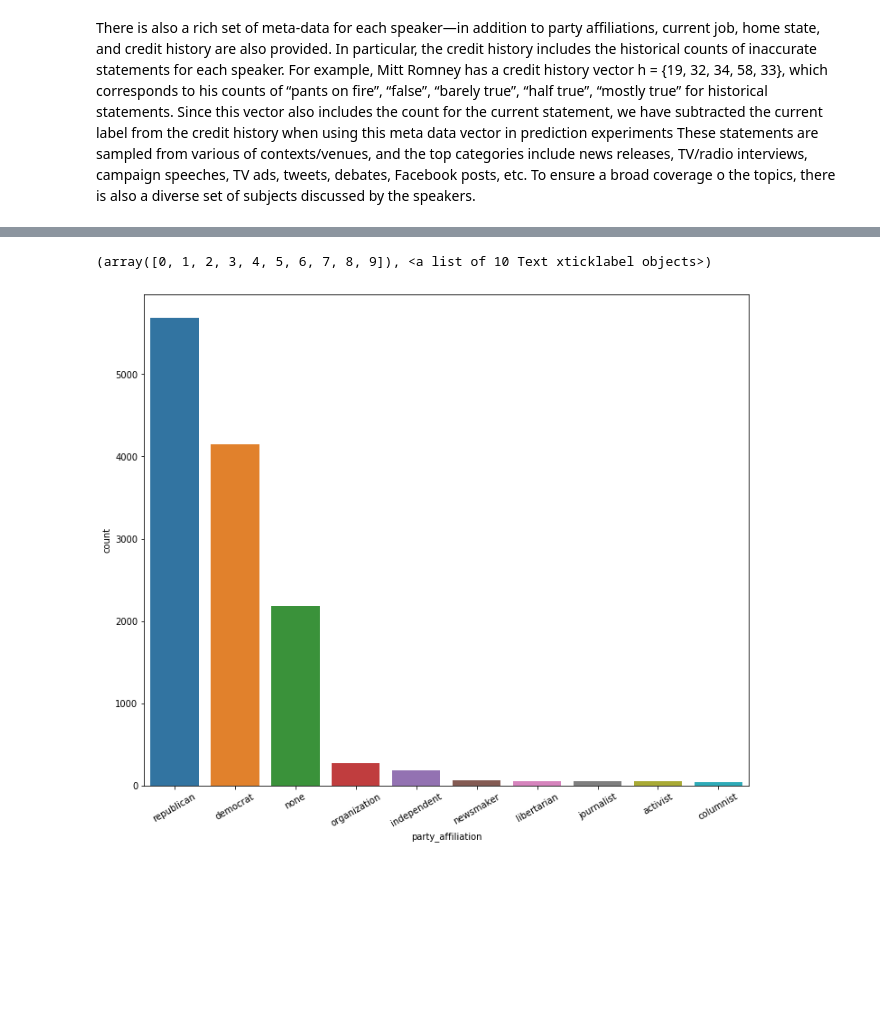
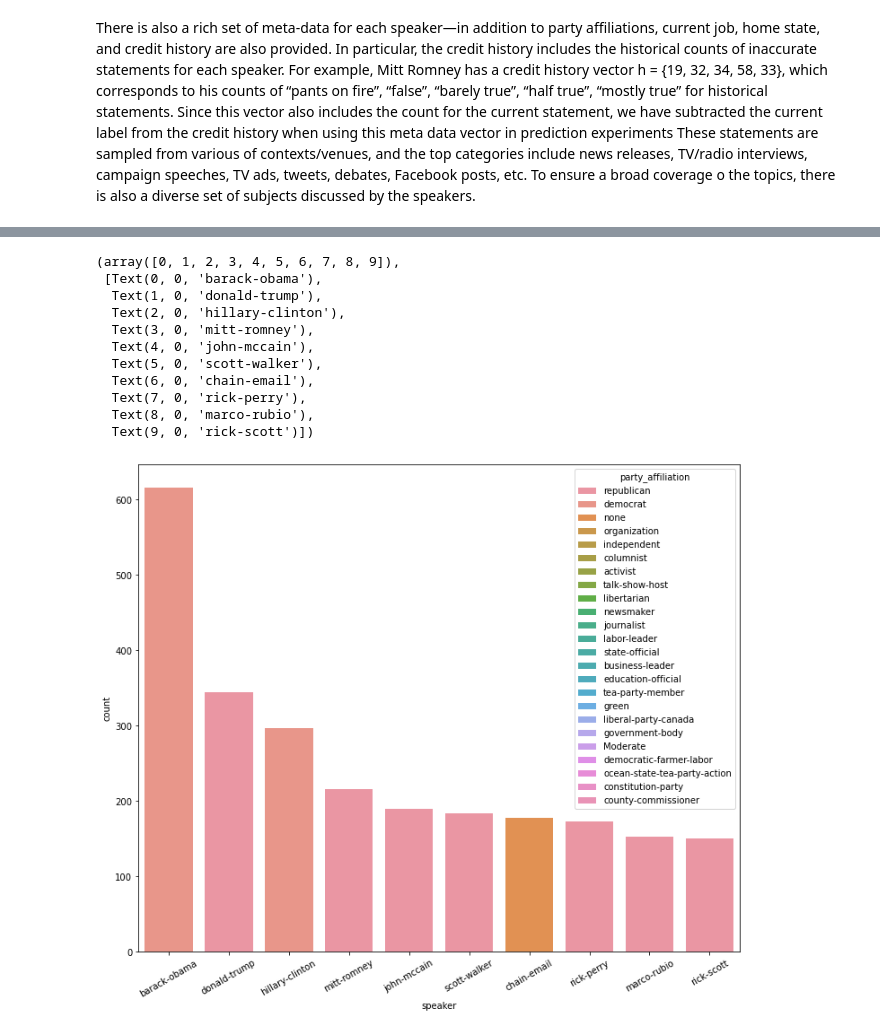
Before and after one commit to bvarel/Liar-NN, a Jupyter notebook: Final_Project_ML.ipynb, the cells around one changed output, grey strips where cells are left out. Saved outputs shown, nothing was run; the diff lists cells and outputs as text; code cells hidden in the pictures; blank space fills up the shorter version.

```diff
--- a/Final_Project_ML.ipynb
+++ b/Final_Project_ML.ipynb
@@ -110,14 +102,24 @@ plt.xticks(rotation = 30)
 [figure]
 # %%
-# plot new count by party affiliation
+# plot news count by Top Speakers
 
 plt.figure(figsize=(12,10))
-ax = sns.countplot(x='party_affiliation', data= df_full,
-                   order=df_full['party_affiliation'].value_counts().iloc[:10].index, dodge=False)
+ax = sns.countplot(x='speaker', data= df_full, hue='party_affiliation',
+                   order=df_full['speaker'].value_counts().iloc[:10].index, dodge=False)
 plt.xticks(rotation = 30)
 # %% [output]
-(array([0, 1, 2, 3, 4, 5, 6, 7, 8, 9]), <a list of 10 Text xticklabel objects>)
+(array([0, 1, 2, 3, 4, 5, 6, 7, 8, 9]),
+ [Text(0, 0, 'barack-obama'),
+  Text(1, 0, 'donald-trump'),
+  Text(2, 0, 'hillary-clinton'),
+  Text(3, 0, 'mitt-romney'),
+  Text(4, 0, 'john-mccain'),
+  Text(5, 0, 'scott-walker'),
+  Text(6, 0, 'chain-email'),
+  Text(7, 0, 'rick-perry'),
+  Text(8, 0, 'marco-rubio'),
+  Text(9, 0, 'rick-scott')])
-[figure, old version]
+[figure, new version]
 # %%
 # Create melted DF of Category Counts
 # Plot Top Speakers' Category Counts
```
Also changed, not shown: parts of 38 cells of this notebook.
